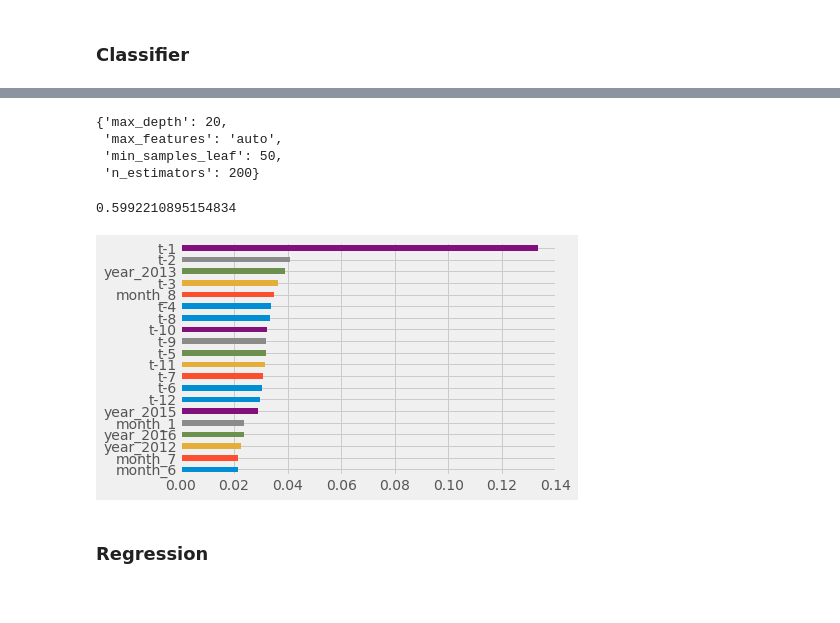
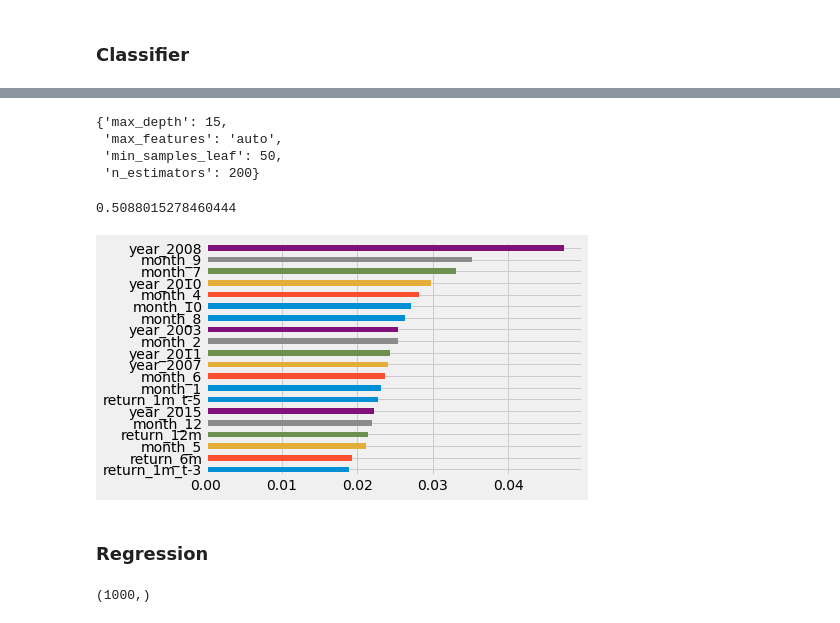
Before and after one commit to PaulClas/machine-learning-for-trading, a Jupyter notebook: 09_decision_trees_random_forests/02-random-forest.ipynb, the cells around one changed output, grey strips where cells are left out. Saved outputs shown, nothing was run; the diff lists cells and outputs as text; code cells hidden in the pictures.

```diff
--- a/09_decision_trees_random_forests/02-random-forest.ipynb
+++ b/09_decision_trees_random_forests/02-random-forest.ipynb
@@ -23,7 +23,3 @@ plt.style.use('fivethirtyeight')
 np.random.seed(seed=42)
 # %% [markdown]
 ## Get Data
-# %%
-with pd.HDFStore('data.h5') as store:
-    data = store['data']
-data.info()
@@ -47,0 +26,16 @@ memory usage: 26.0+ MB
+# %%
+with pd.HDFStore('../data/data.h5') as store:
+    data = store['engineered_features']
+
+    data = (data
+            .drop([c for c in data.columns if c.startswith('target')
+                      and not c.startswith('target_1m')], axis=1)
+            .rename(columns={'target_1m': 'returns'})
+            .dropna())
+
+dummy_data = (pd.get_dummies(data,
+                            columns=['year','month', 'msize', 'age',  'sector'],
+                            prefix=['year','month', 'msize', 'age', ''],
+                            prefix_sep=['_', '_', '_', '_', ''])
+              .pipe(lambda x: x.rename(columns={c:c.replace('.0', '') for c in x.columns})))
+dummy_data.info()
@@ -48,9 +60,9 @@ memory usage: 26.0+ MB
 # %% [markdown]
 ### Stock Prices
 # %%
-y = data.returns
+y = dummy_data.returns
 y_binary = (y > 0).astype(int)
-X = data.drop('returns', axis=1)
+X = dummy_data.drop('returns', axis=1)
 # %% [markdown]
 ## Explore Data
 # %%
@@ -259,18 +289,18 @@ GridSearchCV(cv=<__main__.OneStepTimeSeriesSplit object at 0x...>,
 # %%
 gridsearch_clf.best_params_
 # %% [output]
-{'max_depth': 20,
+{'max_depth': 15,
  'max_features': 'auto',
  'min_samples_leaf': 50,
  'n_estimators': 200}
 # %%
 gridsearch_clf.best_score_
 # %% [output]
-0.5992210895154834
+0.5088015278460444
 # %%
-pd.Series(gridsearch_clf.best_estimator_.feature_importances_, index=X.columns).sort_values(ascending=False).iloc[:20].sort_values().plot.barh();
+(pd.Series(gridsearch_clf.best_estimator_.feature_importances_, index=X.columns).sort_values(ascending=False).iloc[:20].sort_values().plot.barh();)
 # %% [output]
-[figure, old version]
+[figure, new version]
 # %% [markdown]
 ### Regression
 # %%
@@ -304,6 +334,10 @@ gridsearch_reg = GridSearchCV(estimator=rf_reg,
                               refit=True,
                               return_train_score=True,
                               verbose=1)
+# %%
+y.shape
+# %% [output]
+(1000,)
 # %%
 gridsearch_reg.fit(X=X, y=y)
 # %% [output]
```
Also changed, not shown: parts of 15 cells of this notebook, 35 other files.
